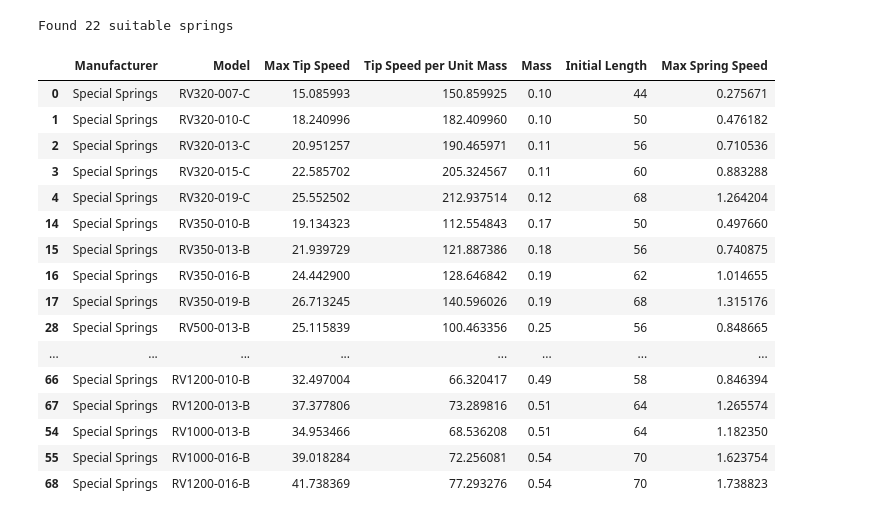
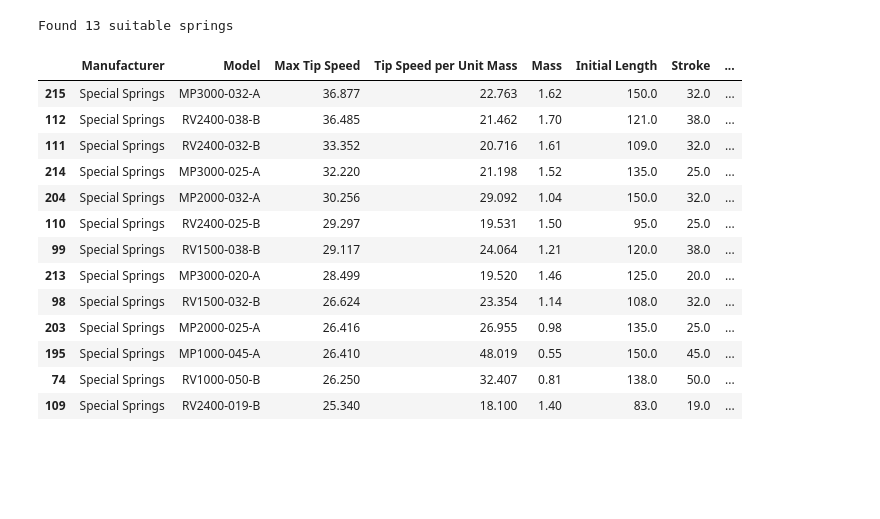
Before and after one commit to tux2603/emu, a Jupyter notebook: tools/gas_springs/spring_analyzer.ipynb, the cells around one changed output. Saved outputs shown, nothing was run; the diff lists cells and outputs as text; code cells hidden in the pictures; blank space fills up the shorter version.

Commit message:
Add a bunch more springs

```diff
--- a/tools/gas_springs/spring_analyzer.ipynb
+++ b/tools/gas_springs/spring_analyzer.ipynb
@@ -8,20 +8,25 @@ from tqdm import tqdm
 
 
 from springlock import GasSpringlock
+
+
+pd.set_option('display.precision', 3)
+# %%
+# Dimensions to be used for all springlock systems
+weapon_mass = 1.5 # kg
+weapon_radius = 80 # mm
+weapon_arm_length = 300 # mm
+weapon_arm_mass = 0.500 # kg
+spring_arm_mass = 0.250 # kg
+
+# Target performance
+target_weapon_speed = 25 # m/s
+max_spring_length = 240 # mm
+max_spring_mass = 2 # kg
 # %%
 # Load in the data and set up the model
 spring_data = pd.read_csv("springs.csv")
 
-# Dimensions to be used for all springlock systems
-weapon_mass = 0.200 # kg
-weapon_radius = 30 # mm
-weapon_arm_length = 150 # mm
-weapon_arm_mass = 0.100 # kg
-spring_arm_mass = 0.020 # kg
-
-# Target performance
-target_weapon_speed = 10 # m/s
-max_spring_length = 120 # mm
 
 units = {
     'mass_units': 'kg',
@@ -72,5 +77,10 @@ for i, row in spring_data.iterrows():
     spring_data.loc[i, 'Max Tangential Force'] = springlock.max_tangential_force
     spring_data.loc[i, 'Max Tip Speed'] = springlock.max_tip_speed
     spring_data.loc[i, 'Max Spring Speed'] = springlock.max_spring_speed
+    spring_data.loc[i, 'Max Power'] = springlock.max_power
     spring_data.loc[i, 'Tip Speed per Unit Mass'] = springlock.max_tip_speed / row['Mass']
     spring_data.loc[i, 'Energy per Unit Mass'] = abs(springlock.max_potential_energy) / row['Mass']
+
+    stroke_time = row['Stroke'] / (row['Max Speed'] * 1000)
+    average_power = -springlock.max_potential_energy / stroke_time
+    spring_data.loc[i, 'Average Power'] = average_power
@@ -127,30 +87,28 @@ Correlations:
 # %%
 # Find all the suitable springs
 options = spring_data[spring_data['Max Tip Speed'] > target_weapon_speed]
 options = options[options['Initial Length'] <= max_spring_length]
 options = options[options['Max Spring Speed'] <= options['Max Speed']]
+options = options[options['Mass'] <= max_spring_mass]
 
 # Sort the options by mass
-options.sort_values(by='Mass', inplace=True)
+options.sort_values(by='Max Tip Speed', inplace=True, ascending=False)
 
 print(f'Found {len(options)} suitable springs')
-options[['Manufacturer', 'Model', 'Max Tip Speed', 'Tip Speed per Unit Mass', 'Mass', 'Initial Length', 'Max Spring Speed']]
+options[['Manufacturer', 'Model', 'Max Tip Speed', 'Tip Speed per Unit Mass', 'Mass', 'Initial Length', 'Stroke', 'Max Radial Force', 'Max Spring Speed']]
 # %% [output]
-Found 22 suitable springs
+Found 13 suitable springs
-|  | Manufacturer | Model | Max Tip Speed | Tip Speed per Unit Mass | Mass | Initial Length | Max Spring Speed |
-| 0 | Special Springs | RV320-007-C | 15.085993 | 150.859925 | 0.10 | 44 | 0.275671 |
-| 1 | Special Springs | RV320-010-C | 18.240996 | 182.409960 | 0.10 | 50 | 0.476182 |
-| 2 | Special Springs | RV320-013-C | 20.951257 | 190.465971 | 0.11 | 56 | 0.710536 |
-| 3 | Special Springs | RV320-015-C | 22.585702 | 205.324567 | 0.11 | 60 | 0.883288 |
-| 4 | Special Springs | RV320-019-C | 25.552502 | 212.937514 | 0.12 | 68 | 1.264204 |
-| 14 | Special Springs | RV350-010-B | 19.134323 | 112.554843 | 0.17 | 50 | 0.497660 |
-| 15 | Special Springs | RV350-013-B | 21.939729 | 121.887386 | 0.18 | 56 | 0.740875 |
-| 16 | Special Springs | RV350-016-B | 24.442900 | 128.646842 | 0.19 | 62 | 1.014655 |
-| 17 | Special Springs | RV350-019-B | 26.713245 | 140.596026 | 0.19 | 68 | 1.315176 |
-| 28 | Special Springs | RV500-013-B | 25.115839 | 100.463356 | 0.25 | 56 | 0.848665 |
-| ... | ... | ... | ... | ... | ... | ... | ... |
-| 66 | Special Springs | RV1200-010-B | 32.497004 | 66.320417 | 0.49 | 58 | 0.846394 |
-| 67 | Special Springs | RV1200-013-B | 37.377806 | 73.289816 | 0.51 | 64 | 1.265574 |
-| 54 | Special Springs | RV1000-013-B | 34.953466 | 68.536208 | 0.51 | 64 | 1.182350 |
-| 55 | Special Springs | RV1000-016-B | 39.018284 | 72.256081 | 0.54 | 70 | 1.623754 |
-| 68 | Special Springs | RV1200-016-B | 41.738369 | 77.293276 | 0.54 | 70 | 1.738823 |
+|  | Manufacturer | Model | Max Tip Speed | Tip Speed per Unit Mass | Mass | Initial Length | Stroke | ... |
+| 215 | Special Springs | MP3000-032-A | 36.877 | 22.763 | 1.62 | 150.0 | 32.0 | ... |
+| 112 | Special Springs | RV2400-038-B | 36.485 | 21.462 | 1.70 | 121.0 | 38.0 | ... |
+| 111 | Special Springs | RV2400-032-B | 33.352 | 20.716 | 1.61 | 109.0 | 32.0 | ... |
+| 214 | Special Springs | MP3000-025-A | 32.220 | 21.198 | 1.52 | 135.0 | 25.0 | ... |
+| 204 | Special Springs | MP2000-032-A | 30.256 | 29.092 | 1.04 | 150.0 | 32.0 | ... |
+| 110 | Special Springs | RV2400-025-B | 29.297 | 19.531 | 1.50 | 95.0 | 25.0 | ... |
+| 99 | Special Springs | RV1500-038-B | 29.117 | 24.064 | 1.21 | 120.0 | 38.0 | ... |
+| 213 | Special Springs | MP3000-020-A | 28.499 | 19.520 | 1.46 | 125.0 | 20.0 | ... |
+| 98 | Special Springs | RV1500-032-B | 26.624 | 23.354 | 1.14 | 108.0 | 32.0 | ... |
+| 203 | Special Springs | MP2000-025-A | 26.416 | 26.955 | 0.98 | 135.0 | 25.0 | ... |
+| 195 | Special Springs | MP1000-045-A | 26.410 | 48.019 | 0.55 | 150.0 | 45.0 | ... |
+| 74 | Special Springs | RV1000-050-B | 26.250 | 32.407 | 0.81 | 138.0 | 50.0 | ... |
+| 109 | Special Springs | RV2400-019-B | 25.340 | 18.100 | 1.40 | 83.0 | 19.0 | ... |
```
Also changed, not shown: parts of 7 cells of this notebook, 2 other files.
